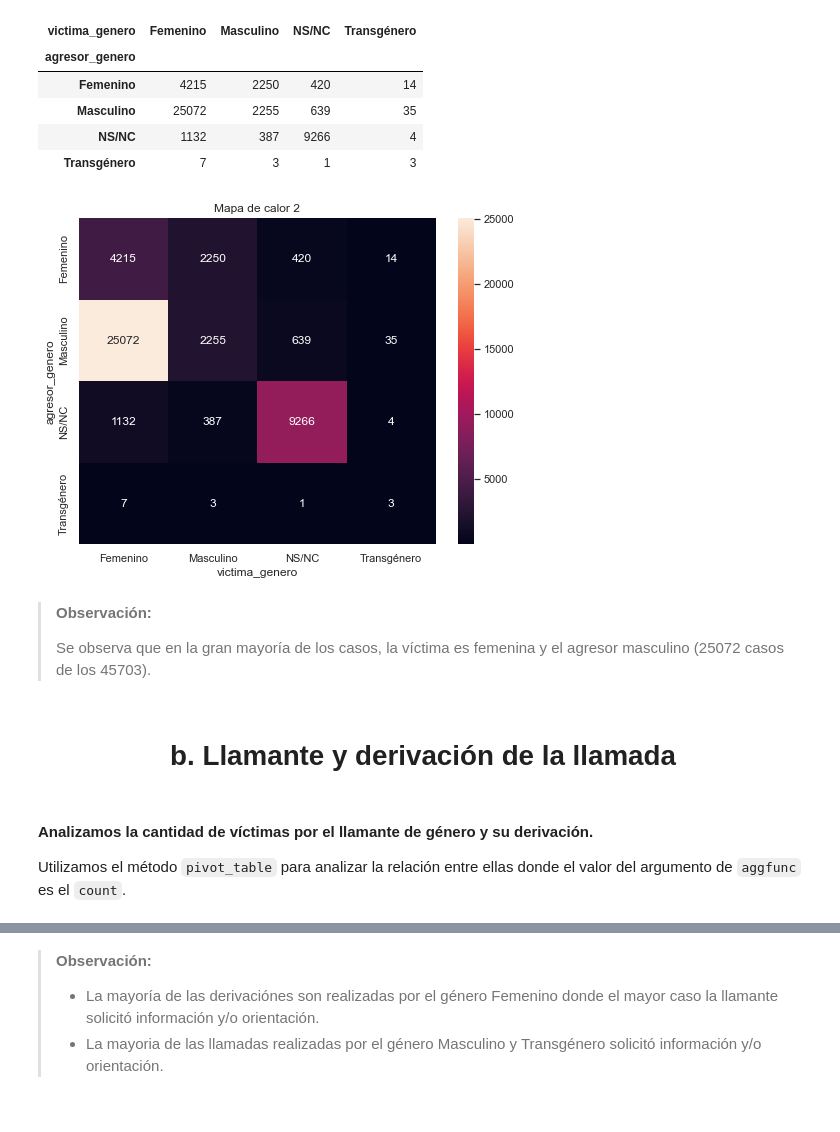
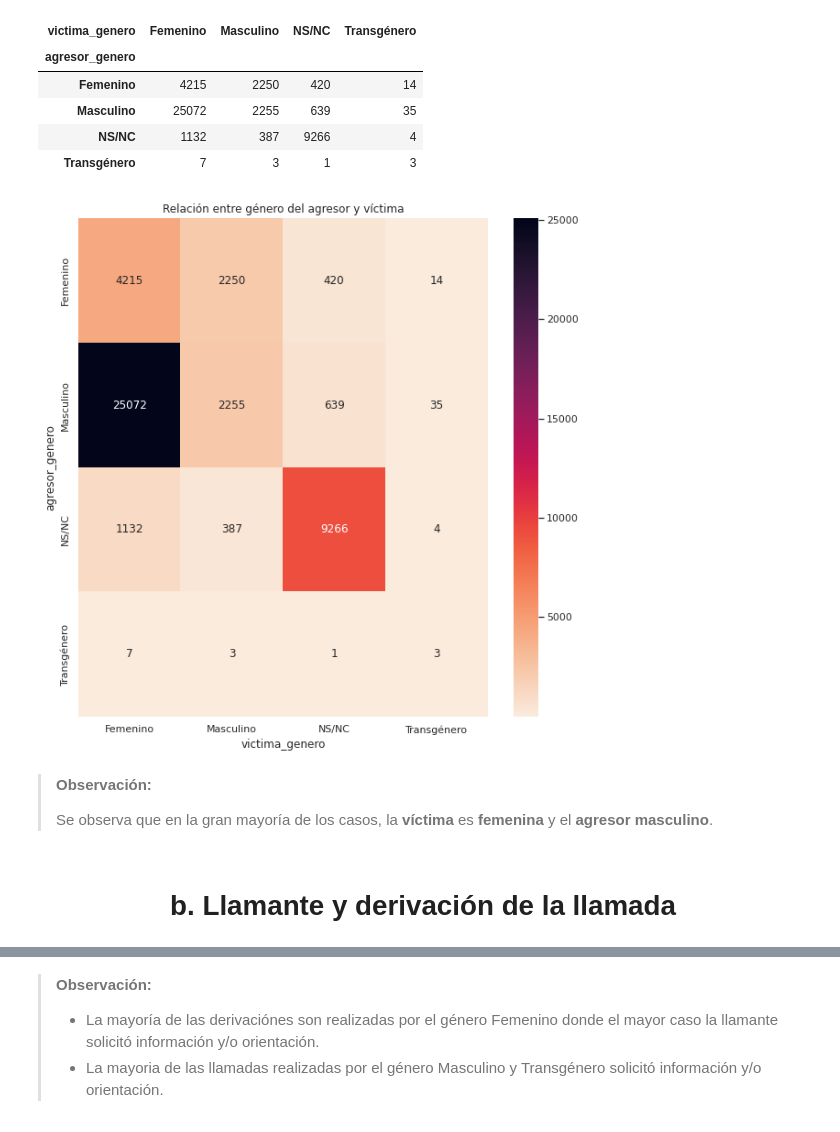
Before and after one commit to eleanarinaudo/Linea-137-Diplo2022, a Jupyter notebook: Análisis y Visualización de Datos/AyV_Linea_137.ipynb, the cells around one changed output, grey strips where cells are left out. Drawn from its saved outputs; the diff is of its cells as text; code cells hidden in the pictures.

```diff
--- a/Análisis y Visualización de Datos/AyV_Linea_137.ipynb
+++ b/Análisis y Visualización de Datos/AyV_Linea_137.ipynb
@@ -121,0 +114,3 @@ linea137_df.head()
+# %%
+linea137_df= linea137_df.rename(columns={'Unnamed: 0': 'index'})
+linea137_df.head(3)
@@ -529,25 +692,3 @@ Física, sexual, psicológica y económica        6
 Name: violencia_tipo, dtype: int64
 # %% [markdown]
 **Unificamos** algunos datos repetidos.
-# %%
-linea137_df["violencia_tipo"] = (
-    linea137_df["violencia_tipo"]
-    .replace("No aplica", "No Aplica")
-    .replace("No es un caso de Violencia Familiar", "No Aplica")
-)
-
-linea137_df["violencia_tipo"] = (
-    linea137_df["violencia_tipo"]
-    .replace("Física, sexual y psicológica", "Otras")
-    .replace("Económica y psicológica", "Otras")
-    .replace("Sexual y psicológica", "Otras")
-    .replace("Sexual, económica y psicológica", "Otras")
-    .replace("Física, sexual, psicológica y económica", "Otras")
-)
-
-linea137_df["violencia_tipo"] = (
-    linea137_df["violencia_tipo"]
-    .replace("Económica, física y psicológica", "Económica, Física y Psicológica")
-    .replace("Económica, Física y psicológica", "Económica, Física y Psicológica")
-    .replace("Física, psicológica y económica", "Económica, Física y Psicológica")
-)
@@ -1099,0 +1530,6 @@ plt.show()
+# %%
+linea137_df["llamado_fecha"] = pd.to_datetime(
+    linea137_df["llamado_fecha"], format="%Y-%m-%d"
+)
+
+linea137_df.llamado_fecha.head()
@@ -1125,8 +1588,8 @@ Creamos una tabla de contingencia entre genero víctima y género agresor
 # %%
-tabla_contingencia2 = pd.crosstab(
+victima_agresor = pd.crosstab(
     linea137_df.agresor_genero, linea137_df.victima_genero
 )
-tabla_contingencia2
+victima_agresor
 # %% [output]
 | victima_genero | Femenino | Masculino | NS/NC | Transgénero |
 | agresor_genero |  |  |  |  |
@@ -1135,23 +1598,19 @@ tabla_contingencia2
 | NS/NC | 1132 | 387 | 9266 | 4 |
 | Transgénero | 7 | 3 | 1 | 3 |
 # %%
-f, ax = plt.subplots(figsize=(8, 6))
-sns.heatmap(tabla_contingencia2, annot=True, fmt="g")
-plt.title("Mapa de calor 2")
+f, ax = plt.subplots(figsize=(10, 10))
+sns.heatmap(victima_agresor, annot=True, fmt="g", cmap="rocket_r")
+plt.title("Relación entre género del agresor y víctima")
 plt.show()
 # %% [output]
-[figure, old version]
+[figure, new version]
 # %% [markdown]
 >**Observación:**
 >
-> Se observa que en la gran mayoría de los casos, la víctima es femenina y el agresor masculino (25072 casos de los 45703).
+> Se observa que en la gran mayoría de los casos, la **víctima** es **femenina** y el **agresor** **masculino**.
 # %% [markdown]
 <html>
   <h1 align="center";>
   b. Llamante y derivación de la llamada
   </h1>
 </html>
-# %% [markdown]
-#### Analizamos la cantidad de víctimas por el llamante de género y su derivación.
-
-Utilizamos el método `pivot_table` para analizar la relación entre ellas donde el valor del argumento de `aggfunc` es el `count`.
```
Also changed, not shown: parts of 131 cells of this notebook.
